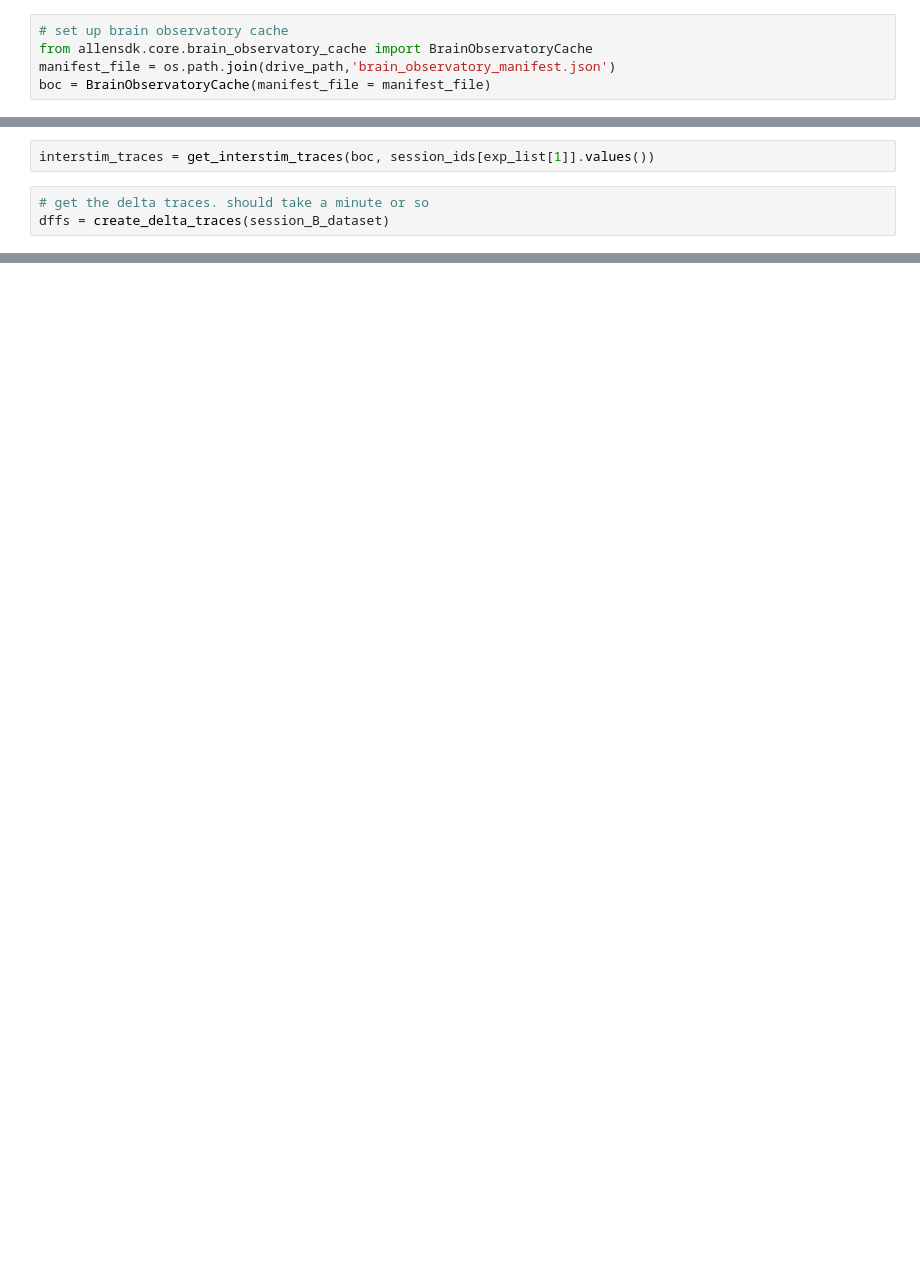
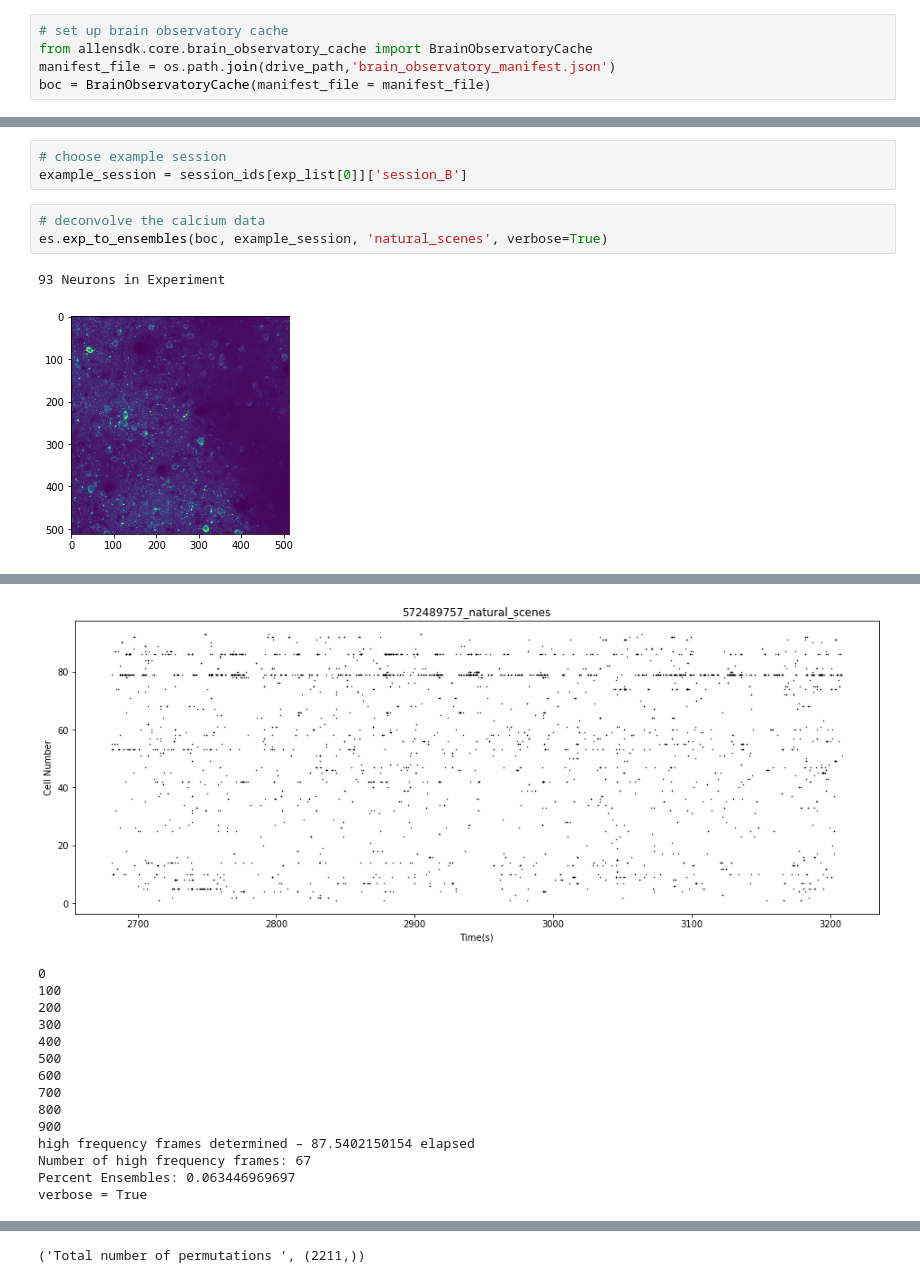
Before and after one commit to pssachdeva/ensembles, a Jupyter notebook: generate_ensembles.ipynb, the cells around one changed output, grey strips where cells are left out. Drawn from its saved outputs; the diff is of its cells as text; blank space fills up the shorter version.

Commit message:
generating ensembles notebook

```diff
--- a/generate_ensembles.ipynb
+++ b/generate_ensembles.ipynb
@@ -24,5 +29,9 @@ session_B_dataset = get_dataset(boc, exp_list, 'session_B')
-# %%
-interstim_traces = get_interstim_traces(boc, session_ids[exp_list[1]].values())
-# %%
-# get the delta traces. should take a minute or so
-dffs = create_delta_traces(session_B_dataset)
+# %%
+# choose example session
+example_session = session_ids[exp_list[0]]['session_B']
+# %%
+# deconvolve the calcium data
+es.exp_to_ensembles(boc, example_session, 'natural_scenes', verbose=True)
+# %% [output]
+93 Neurons in Experiment
+[figure, added]
@@ -28,0 +39,15 @@ dffs = create_delta_traces(session_B_dataset)
+[figure, added]
+0
+100
+200
+300
+400
+500
+600
+700
+800
+900
+high frequency frames determined – 87.5402150154 elapsed
+Number of high frequency frames: 67
+Percent Ensembles: 0.063446969697
+verbose = True
@@ -28,0 +55 @@ dffs = create_delta_traces(session_B_dataset)
+('Total number of permutations ', (2211,))
```
Also changed, not shown: parts of 4 cells of this notebook.
